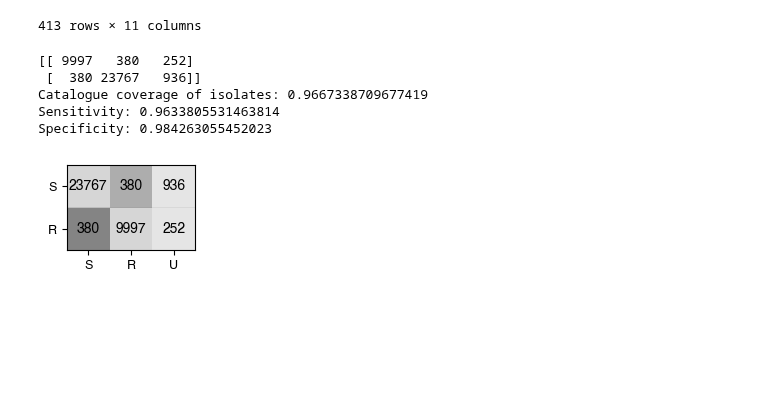
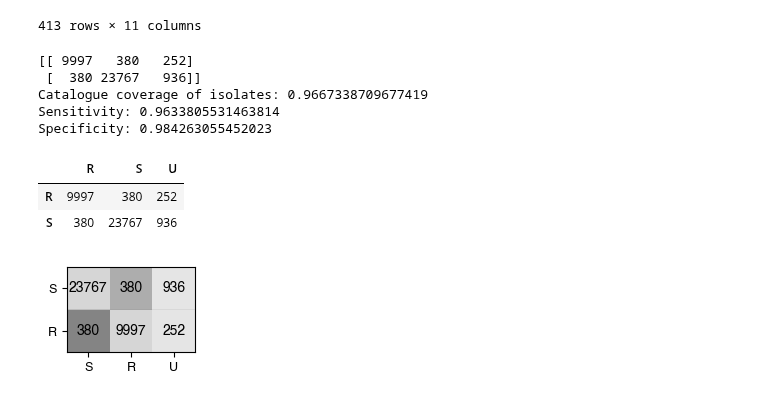
Before and after one commit to fowler-lab/cryptic-catalogues-2025, a Jupyter notebook: 01-exemplar.ipynb, the cells around one changed output. Cells and saved outputs as stored; diff of their text form; code cells hidden in the pictures; blank space fills up the shorter version.

```diff
--- a/01-exemplar.ipynb
+++ b/01-exemplar.ipynb
@@ -78,18 +75,24 @@ catalogue_df
 # %%
 #test performance on training set
 
 #note, this merge assumes the phenotypes df only contains samples that have been genotyped
 all = pd.merge(phenotypes, mutations[mutations.FRS>=0.1], on=['UNIQUEID'], how='left')
 
 cmatrix = utils.piezo_predict(iso_df=all, drug='RIF', catalogue_file='./catalogues/temp/demo_rif_catalogue.csv', Print=True)[0]
 
 cmatrix= pd.DataFrame(cmatrix, index=["R", "S"], columns=["R", "S", 'U'])
 
-utils.plot_truthtables(cmatrix, U_to_S=False, colors=["#666666", "#cccccc", "#999999", "#cccccc","#cccccc","#cccccc" ])
+cmatrix
 # %% [output]
 [[ 9997   380   252]
  [  380 23767   936]]
 Catalogue coverage of isolates: 0.9667338709677419
 Sensitivity: 0.9633805531463814
 Specificity: 0.984263055452023
-[figure, removed]
+|  | R | S | U |
+| R | 9997 | 380 | 252 |
+| S | 380 | 23767 | 936 |
+# %%
+utils.plot_truthtables(cmatrix, U_to_S=False, save='figs/truthtable-RIF-exemplar.pdf', colors=["#666666", "#cccccc", "#999999", "#cccccc","#cccccc","#cccccc" ])
+# %% [output]
+[figure, added]
```
Also changed, not shown: parts of 1 cell of this notebook, 36 other files.
